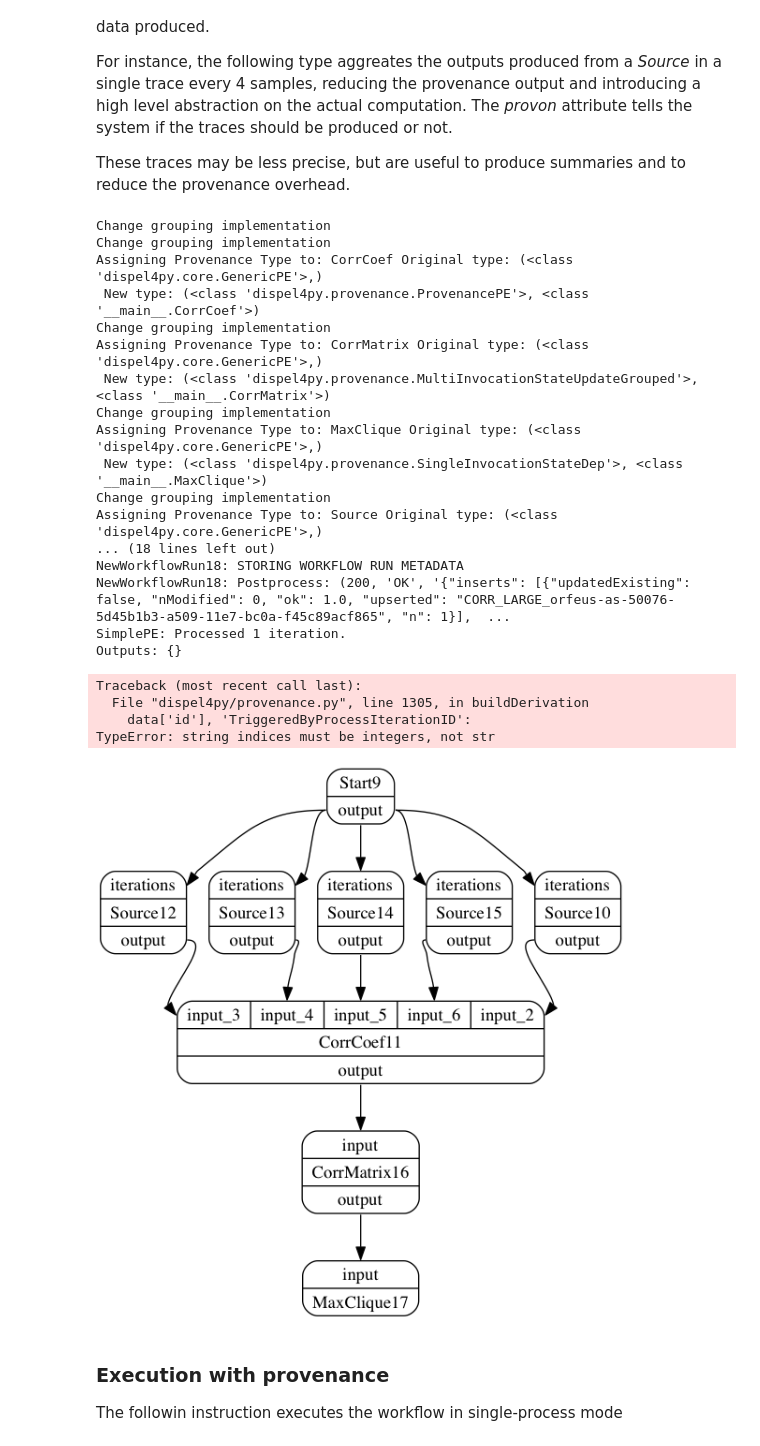
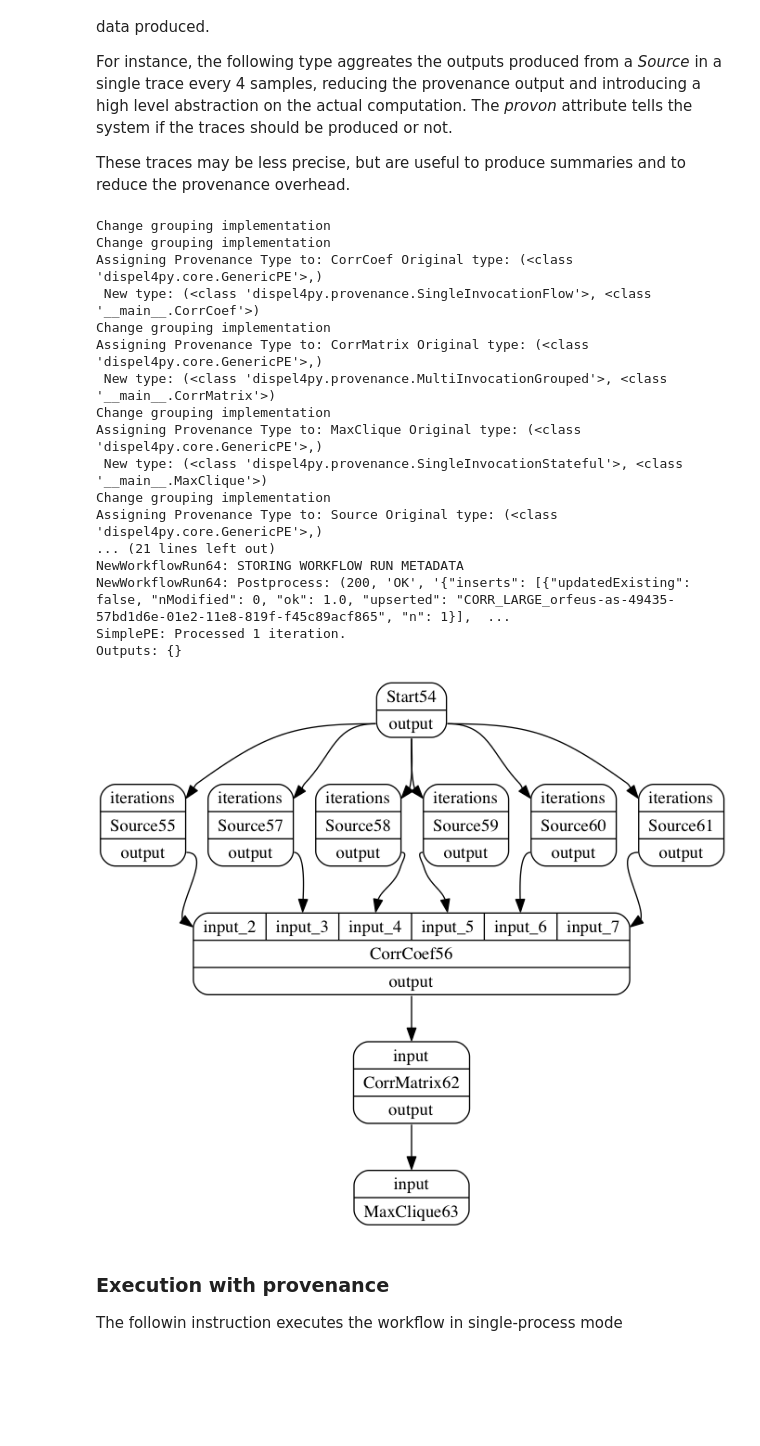
Before and after one commit to dispel4py2-0/Dispel4Py, a Jupyter notebook: d4py-prov-correlation-analysis.ipynb, the cells around one changed output. Saved outputs shown, nothing was run; the diff lists cells and outputs as text; code cells hidden in the pictures; blank space fills up the shorter version.

Commit message:
improved support for cluster profiling and prov:type

```diff
--- a/d4py-prov-correlation-analysis.ipynb
+++ b/d4py-prov-correlation-analysis.ipynb
@@ -307,7 +307,7 @@ class CorrCoef(GenericPE):
                 #self.log([y,self.data])
                 ro=numpy.corrcoef(y[2],inputs[x][2])
                 #self.log(((inputs[x][0],(y[0],inputs[x][1]),ro[0][1])))
-                self.write('output',(inputs[x][0],(y[1],inputs[x][1]),ro[0][1]),metadata={'iteration':inputs[x][0],'vars':str(y[1])+"_"+str(inputs[x][1]),'ro':ro[0][1]},dep=['var_'+str(y[1])+"_"+str(y[0])])
+                self.write('output',(inputs[x][0],(y[1],inputs[x][1]),ro[0][1]),metadata={'iteration':inputs[x][0],'vars':str(y[1])+"_"+str(inputs[x][1]),'rho':ro[0][1]},dep=['var_'+str(y[1])+"_"+str(y[0])])
                 #self.write('output',(inputs[x][0],(y[0],inputs[x][1]),ro[0][1]),metadata={'iteration':inputs[x][0],'vars':str(y[0])+"_"+str(inputs[x][1]),'ro':ro[0][1]})
 
 
@@ -323,10 +323,10 @@ class CorrCoef(GenericPE):
 Eeach <i>iteration</i> prduces a batch of samples of size <i>batch_size</i> at the specified <i>sampling_rate</i>
 # %%
 
-variables_number=5
+variables_number=6
 sampling_rate=100
 batch_size=3
-iterations=2
+iterations=3
 
 input_data = {"Start": [{"iterations": [iterations]}]}
 
@@ -348,11 +348,13 @@ def createWf():
 
     cc=CorrCoef()
     cc.prov_cluster='record1'
-
+    stock=['NASDAQ','MIBTEL','DOWJ']
 
     for i in range(1,variables_number+1):
         sources[i] = Source(sampling_rate,i,batch_size)
-        sources[i].prov_cluster='record0'
+        sources[i].prov_cluster=stock[i%len(stock)-1]
+
+
         #'+str(i%variables_number)
         #+str(i%7)
         sources[i].numprocesses=1
@@ -547,48 +566,50 @@ def createGraphWithProv():
     profile_prov_run(graph,None, provImpClass=(ProvenancePE,),
                      username='aspinuso',
                      runId=rid,
                      input=[{'name':'variables_number','url':variables_number},
                             {'name':'sampling_rate','url':sampling_rate},
                             {'name':'batch_size','url':batch_size},
                             {'name':'iterations','url':iterations}],
                      w3c_prov=False,
                      description="provState",
                      workflowName="test_rdwd",
                      workflowId="!23123",
-                     componentsType= {'MaxClique':{'type':(SingleInvocationStateDep,),'state_dep_port':'graph'},
-                                      'CorrMatrix':{'type':(MultiInvocationStateUpdateGrouped,)}},
-                     save_mode='service')
+                     componentsType= {'MaxClique':{'s-prov:type':(SingleInvocationStateful,),
+                                                   'state_dep_port':'graph',
+                                                   's-prov:prov-cluster':'knmi:stockAnalyser'},
+                                      'CorrMatrix':{'s-prov:type':(MultiInvocationGrouped,),
+                                                    's-prov:prov-cluster':'knmi:stockAnalyser'},
+                                      'CorrCoef':{'s-prov:type':(SingleInvocationFlow,),
+                                                    's-prov:prov-cluster':'knmi:Correlator'}},
 
-    #
+                                       save_mode='service')
+
+                     #sel_rules=selrules
     return graph
 
 
 graph=createGraphWithProv()
 
 display(graph)
 # %% [output]
 Change grouping implementation
 Change grouping implementation
 Assigning Provenance Type to: CorrCoef Original type: (<class 'dispel4py.core.GenericPE'>,)
- New type: (<class 'dispel4py.provenance.ProvenancePE'>, <class '__main__.CorrCoef'>)
+ New type: (<class 'dispel4py.provenance.SingleInvocationFlow'>, <class '__main__.CorrCoef'>)
 Change grouping implementation
 Assigning Provenance Type to: CorrMatrix Original type: (<class 'dispel4py.core.GenericPE'>,)
- New type: (<class 'dispel4py.provenance.MultiInvocationStateUpdateGrouped'>, <class '__main__.CorrMatrix'>)
+ New type: (<class 'dispel4py.provenance.MultiInvocationGrouped'>, <class '__main__.CorrMatrix'>)
 Change grouping implementation
 Assigning Provenance Type to: MaxClique Original type: (<class 'dispel4py.core.GenericPE'>,)
- New type: (<class 'dispel4py.provenance.SingleInvocationStateDep'>, <class '__main__.MaxClique'>)
+ New type: (<class 'dispel4py.provenance.SingleInvocationStateful'>, <class '__main__.MaxClique'>)
 Change grouping implementation
 Assigning Provenance Type to: Source Original type: (<class 'dispel4py.core.GenericPE'>,)
-... (18 lines left out)
-NewWorkflowRun18: STORING WORKFLOW RUN METADATA
-NewWorkflowRun18: Postprocess: (200, 'OK', '{"inserts": [{"updatedExisting": false, "nModified": 0, "ok": 1.0, "upserted": "CORR_LARGE_orfeus-as-50076-5d45b1b3-a509-11e7-bc0a-f45c89acf865", "n": 1}],  ...
+... (21 lines left out)
+NewWorkflowRun64: STORING WORKFLOW RUN METADATA
+NewWorkflowRun64: Postprocess: (200, 'OK', '{"inserts": [{"updatedExisting": false, "nModified": 0, "ok": 1.0, "upserted": "CORR_LARGE_orfeus-as-49435-57bd1d6e-01e2-11e8-819f-f45c89acf865", "n": 1}],  ...
 SimplePE: Processed 1 iteration.
 Outputs: {}
-Traceback (most recent call last):
-  File "dispel4py/provenance.py", line 1305, in buildDerivation
-    data['id'], 'TriggeredByProcessIterationID':
-TypeError: string indices must be integers, not str
-[figure, old version]
+[figure, new version]
 # %% [markdown]
 ### Execution with provenance
 The followin instruction executes the workflow in single-process mode
```
Also changed, not shown: parts of 5 cells of this notebook, 3 other files.
